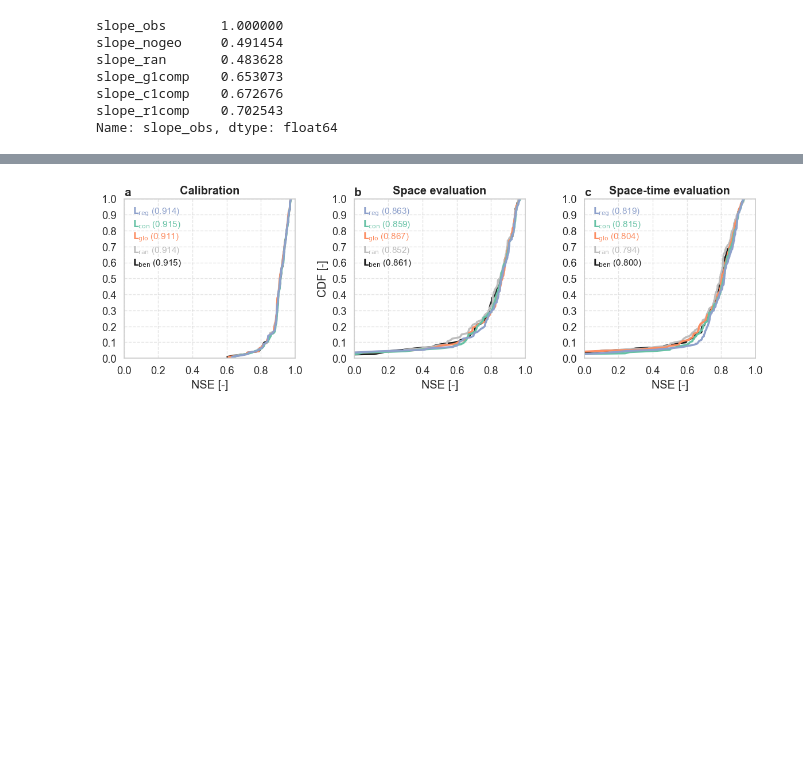
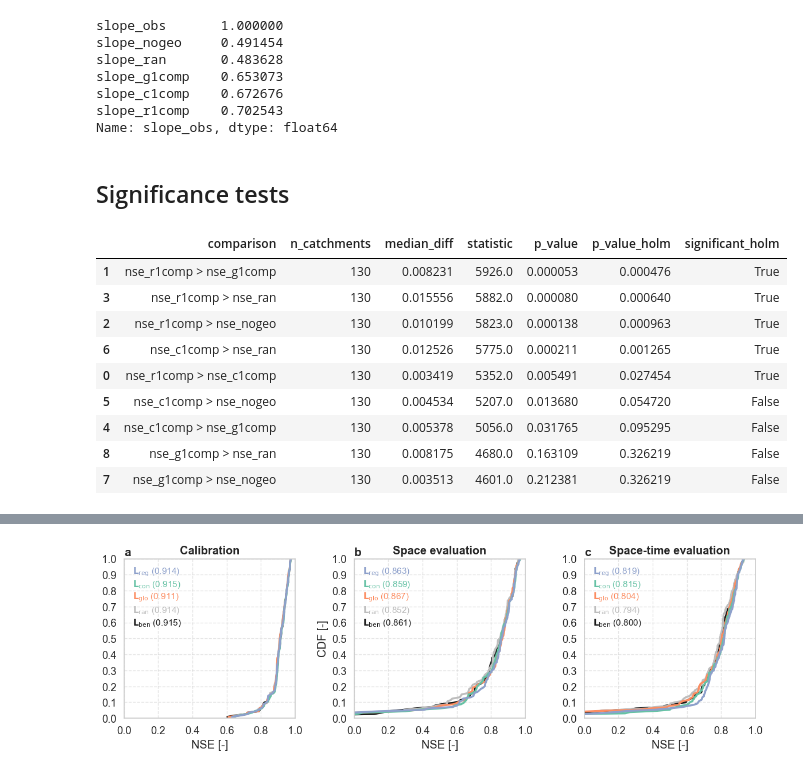
Before and after one commit to thiagovmdon/estreams_superflexpy, a Jupyter notebook: code/Part-F-figures-and-analysis-LSTM.ipynb, the cells around one changed output, grey strips where cells are left out. Cells and saved outputs as stored; diff of their text form; code cells hidden in the pictures; blank space fills up the shorter version.

```diff
--- a/code/Part-F-figures-and-analysis-LSTM.ipynb
+++ b/code/Part-F-figures-and-analysis-LSTM.ipynb
@@ -1417,3 +1415,66 @@ slope_g1comp    0.653073
 slope_c1comp    0.672676
 slope_r1comp    0.702543
 Name: slope_obs, dtype: float64
+# %% [markdown]
+## Significance tests
+# %%
+from scipy.stats import wilcoxon
+from statsmodels.stats.multitest import multipletests
+
+df = data_diff_val_complete_dict_plot.copy()
+
+# Pairwise one-sided Wilcoxon signed-rank tests for NSE
+comparisons = [
+    ("nse_r1comp", "nse_c1comp"),
+    ("nse_r1comp", "nse_g1comp"),
+    ("nse_r1comp", "nse_nogeo"),
+    ("nse_r1comp", "nse_ran"),
+    ("nse_c1comp", "nse_g1comp"),
+    ("nse_c1comp", "nse_nogeo"),
+    ("nse_c1comp", "nse_ran"),
+    ("nse_g1comp", "nse_nogeo"),
+    ("nse_g1comp", "nse_ran"),
+]
+
+results = []
+
+for col1, col2 in comparisons:
+    pair = df[[col1, col2]].dropna()
+
+    # Wilcoxon signed-rank test on paired NSE values
+    stat, p = wilcoxon(
+        pair[col1],
+        pair[col2],
+        alternative="greater",   # tests whether col1 > col2
+        zero_method="wilcox"
+    )
+
+    median_diff = (pair[col1] - pair[col2]).median()
+
+    results.append({
+        "comparison": f"{col1} > {col2}",
+        "n_catchments": len(pair),
+        "median_diff": median_diff,
+        "statistic": stat,
+        "p_value": p
+    })
+
+results_df = pd.DataFrame(results)
+
+# Multiple-testing correction (Holm)
+reject, p_holm, _, _ = multipletests(results_df["p_value"], method="holm")
+results_df["p_value_holm"] = p_holm
+results_df["significant_holm"] = reject
+
+results_df.sort_values("p_value")
+# %% [output]
+|  | comparison | n_catchments | median_diff | statistic | p_value | p_value_holm | significant_holm |
+| 1 | nse_r1comp > nse_g1comp | 130 | 0.008231 | 5926.0 | 0.000053 | 0.000476 | True |
+| 3 | nse_r1comp > nse_ran | 130 | 0.015556 | 5882.0 | 0.000080 | 0.000640 | True |
+| 2 | nse_r1comp > nse_nogeo | 130 | 0.010199 | 5823.0 | 0.000138 | 0.000963 | True |
+| 6 | nse_c1comp > nse_ran | 130 | 0.012526 | 5775.0 | 0.000211 | 0.001265 | True |
+| 0 | nse_r1comp > nse_c1comp | 130 | 0.003419 | 5352.0 | 0.005491 | 0.027454 | True |
+| 5 | nse_c1comp > nse_nogeo | 130 | 0.004534 | 5207.0 | 0.013680 | 0.054720 | False |
+| 4 | nse_c1comp > nse_g1comp | 130 | 0.005378 | 5056.0 | 0.031765 | 0.095295 | False |
+| 8 | nse_g1comp > nse_ran | 130 | 0.008175 | 4680.0 | 0.163109 | 0.326219 | False |
+| 7 | nse_g1comp > nse_nogeo | 130 | 0.003513 | 4601.0 | 0.212381 | 0.326219 | False |
```
Also changed, not shown: parts of 11 cells of this notebook, 2 other files.
